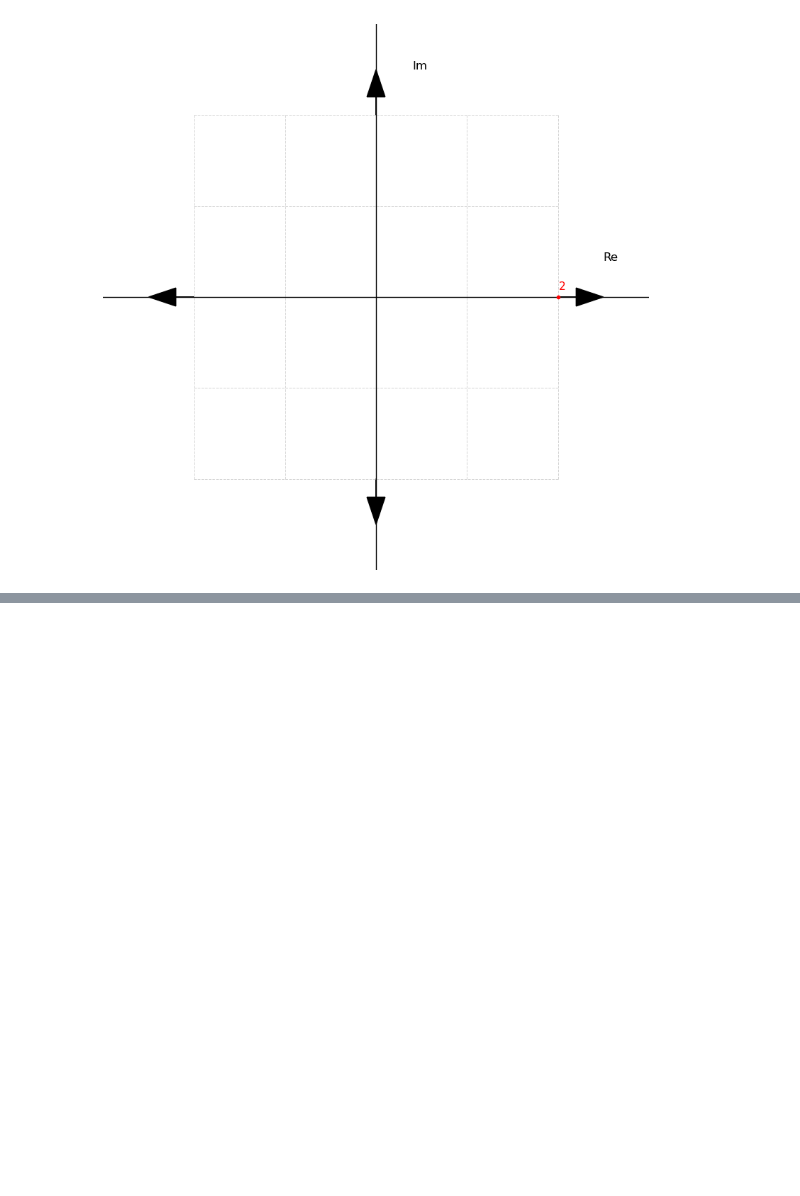
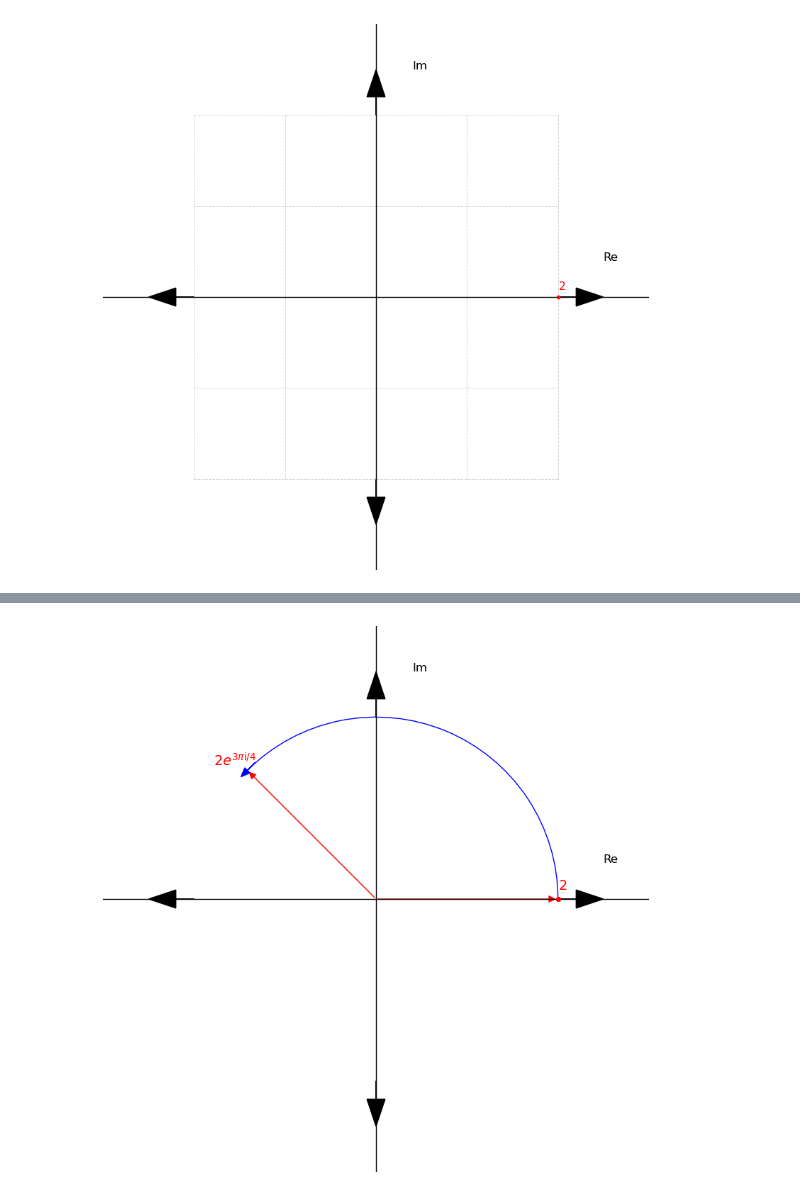
Before and after one commit to Godspower-Eze/deep-dive-on-lattice-based-cryptography, a Jupyter notebook: ntt.ipynb, the cells around one changed output, grey strips where cells are left out. Cells and saved outputs as stored; diff of their text form; code cells hidden in the pictures; blank space fills up the shorter version.

```diff
--- a/ntt.ipynb
+++ b/ntt.ipynb
@@ -3462,0 +3481,87 @@ plt.show()
+# %%
+import matplotlib.pyplot as plt
+import numpy as np
+from math import sqrt
+
+limit = 2
+plt.figure(figsize=(10, 10))
+
+# --- Draw main axes ---
+plt.axhline(0, color='black', linewidth=1)
+plt.axvline(0, color='black', linewidth=1)
+
+# --- Arrowheads ---
+plt.arrow(limit, 0, 0.2, 0, head_width=0.2, head_length=0.3, fc='black', ec='black')
+plt.arrow(-limit, 0, -0.2, 0, head_width=0.2, head_length=0.3, fc='black', ec='black')
+plt.arrow(0, limit, 0, 0.2, head_width=0.2, head_length=0.3, fc='black', ec='black')
+plt.arrow(0, -limit, 0, -0.2, head_width=0.2, head_length=0.3, fc='black', ec='black')
+
+# --- Remove frame ---
+ax = plt.gca()
+for spine in ax.spines.values():
+    spine.set_visible(False)
+
+# --- Set limits ---
+plt.xlim(-limit - 1, limit + 1)
+plt.ylim(-limit - 1, limit + 1)
+ax.set_aspect('equal')
+
+# --- roots ---
+s2_2 = sqrt(2)
+roots = [
+    2 + 0j,
+    -s2_2 + s2_2*1j,            # ω3 = e^{2πi*3/8}
+]
+
+# Labels for sides
+plt.text(roots[0].real, roots[0].imag + 0.1, r"$2$", color='red', fontsize=14, fontweight='bold')
+plt.text(roots[1].real - 0.37, roots[1].imag + 0.05, r"$2e^{{3\pi\mathrm{i}}/4}$", color='red', fontsize=14, fontweight='bold')
+
+# Dashed projection lines
+plt.plot(roots[0].real, roots[0].imag, 'ro', markersize=4)
+# --- Angled arrow for vector z ---
+arrow = FancyArrowPatch((0, 0), (roots[0].real, roots[0].imag),
+                        arrowstyle='-|>', mutation_scale=15,
+                        color='red', linewidth=1)
+ax.add_patch(arrow)
+
+plt.plot(roots[0].real, roots[0].imag, 'ro', markersize=4)
+# --- Angled arrow for vector z ---
+arrow = FancyArrowPatch((0, 0), (roots[1].real, roots[1].imag),
+                        arrowstyle='-|>', mutation_scale=15,
+                        color='red', linewidth=1)
+ax.add_patch(arrow)
+
+theta1, theta2 = 0, 135   # arc goes from 0 to 120°
+
+# Draw an arc (center at (0,0), width=2, height=2, from 0° to 180°)
+arc = Arc((0, 0), 4, 4, angle=0, theta1=theta1, theta2=theta2, color="blue")
+ax.add_patch(arc)
+
+theta = np.deg2rad(225)
+arrow_len = 0.12  # length of the arrow shaft
+
+# endpoint of the arc
+x_end, y_end = -s2_2, s2_2
+
+# start the arrow slightly before the endpoint
+x_start = x_end - arrow_len * np.cos(theta)
+y_start = y_end - arrow_len * np.sin(theta)
+
+ax.arrow(x_start, y_start,
+         arrow_len * np.cos(theta),
+         arrow_len * np.sin(theta),
+         head_width=0.08, head_length=0.1,
+         fc='blue', ec='blue')
+
+# --- Axis labels ---
+plt.text(limit + 0.5, 0.4, 'Re', fontsize=12)
+plt.text(0.4, limit + 0.5, 'Im', fontsize=12)
+
+# --- Remove default ticks ---
+ax.set_xticks([])
+ax.set_yticks([])
+
+plt.show()
+# %% [output]
+[figure, added]
```
Also changed, not shown: parts of 9 cells of this notebook, 4 other files.
